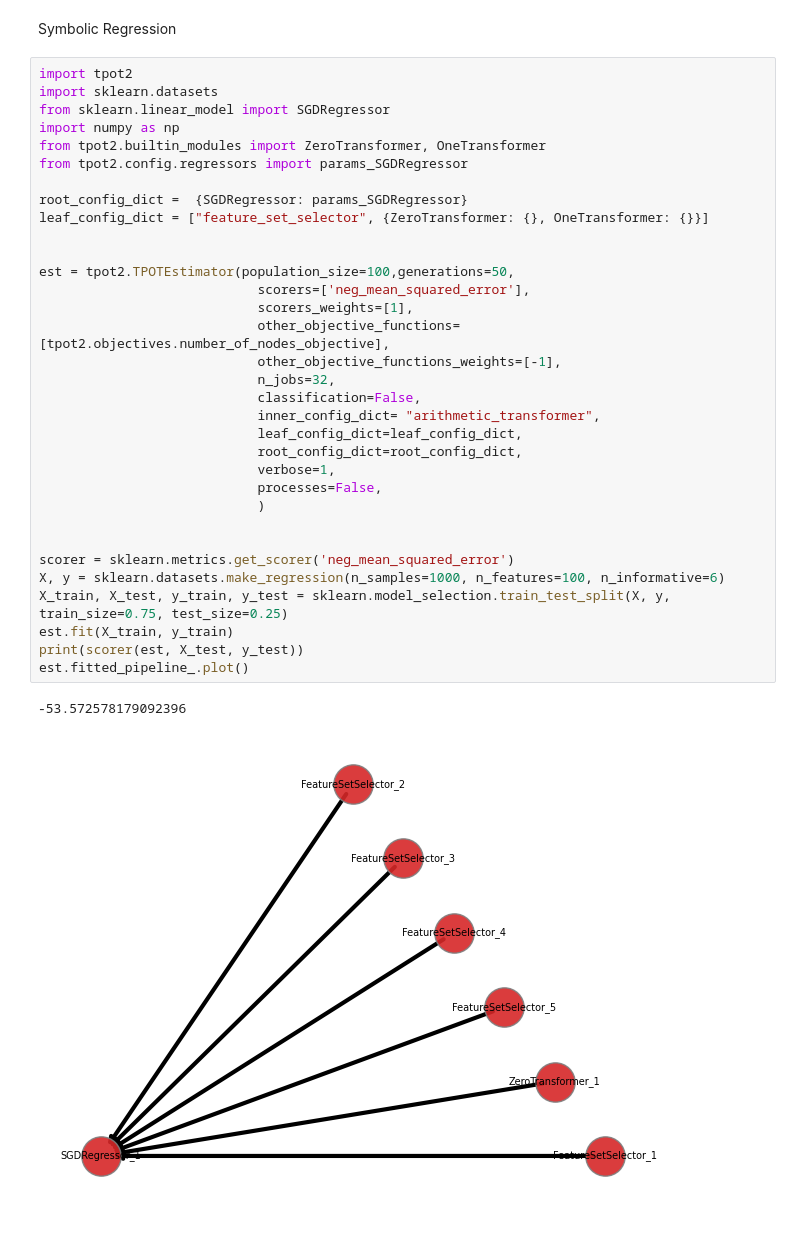
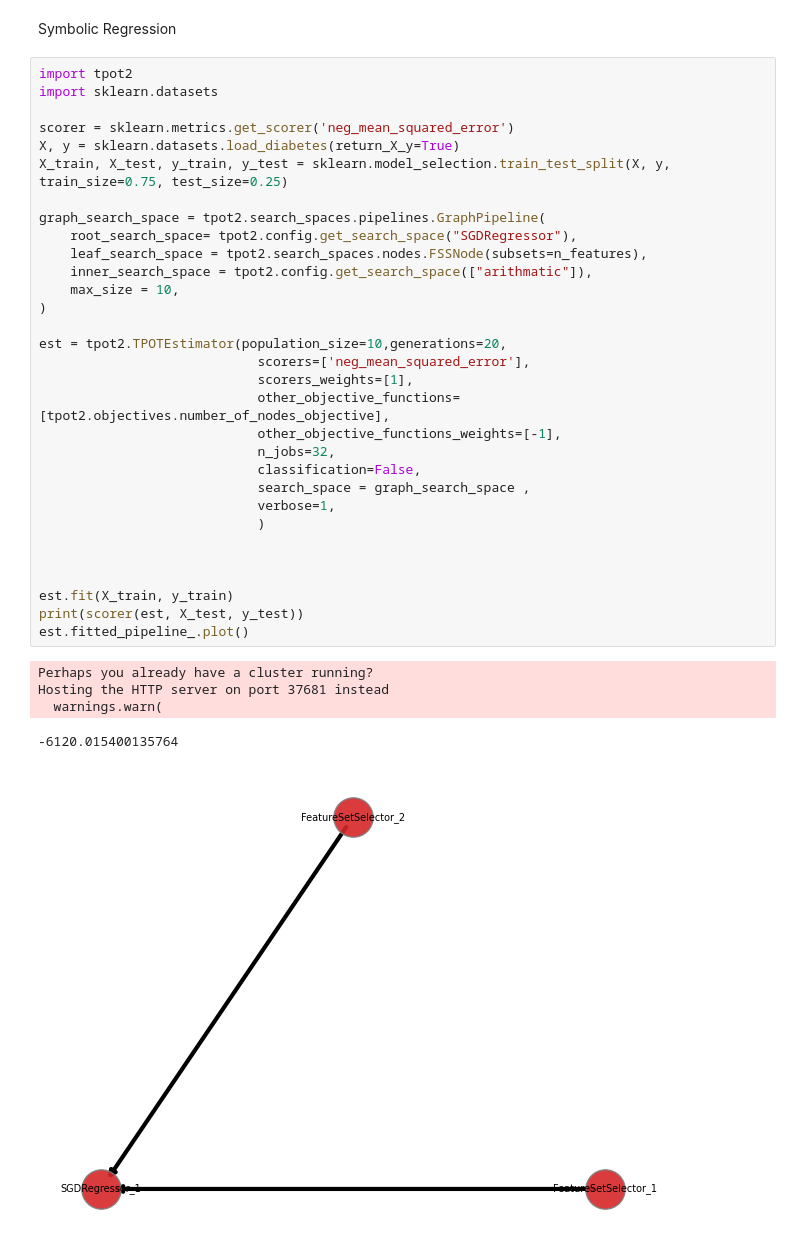
Before and after one commit to EpistasisLab/tpot, a Jupyter notebook: Tutorial/4_Symbolic_Regression_and_Classification.ipynb, the cells around one changed output. Saved outputs shown, nothing was run; the diff lists cells and outputs as text.

```diff
--- a/Tutorial/4_Symbolic_Regression_and_Classification.ipynb
+++ b/Tutorial/4_Symbolic_Regression_and_Classification.ipynb
@@ -73,41 +72,42 @@ plt.show()
 # %% [markdown]
 Symbolic Regression
-# %%
-import tpot2
-import sklearn.datasets
-from sklearn.linear_model import SGDRegressor
-import numpy as np
-from tpot2.builtin_modules import ZeroTransformer, OneTransformer
-from tpot2.config.regressors import params_SGDRegressor
-
-root_config_dict =  {SGDRegressor: params_SGDRegressor}
-leaf_config_dict = ["feature_set_selector", {ZeroTransformer: {}, OneTransformer: {}}]
-
-
-est = tpot2.TPOTEstimator(population_size=100,generations=50,
-                            scorers=['neg_mean_squared_error'],
-                            scorers_weights=[1],
-                            other_objective_functions=[tpot2.objectives.number_of_nodes_objective],
-                            other_objective_functions_weights=[-1],
-                            n_jobs=32,
-                            classification=False,
-                            inner_config_dict= "arithmetic_transformer",
-                            leaf_config_dict=leaf_config_dict,
-                            root_config_dict=root_config_dict,
-                            verbose=1,
-                            processes=False,
-                            )
-
-
-scorer = sklearn.metrics.get_scorer('neg_mean_squared_error')
-X, y = sklearn.datasets.make_regression(n_samples=1000, n_features=100, n_informative=6)
-X_train, X_test, y_train, y_test = sklearn.model_selection.train_test_split(X, y, train_size=0.75, test_size=0.25)
-est.fit(X_train, y_train)
-print(scorer(est, X_test, y_test))
-est.fitted_pipeline_.plot()
-# %% [output]
--53.572578179092396
-[figure, removed]
+# %%
+import tpot2
+import sklearn.datasets
+
+scorer = sklearn.metrics.get_scorer('neg_mean_squared_error')
+X, y = sklearn.datasets.load_diabetes(return_X_y=True)
+X_train, X_test, y_train, y_test = sklearn.model_selection.train_test_split(X, y, train_size=0.75, test_size=0.25)
+
+graph_search_space = tpot2.search_spaces.pipelines.GraphPipeline(
+    root_search_space= tpot2.config.get_search_space("SGDRegressor"),
+    leaf_search_space = tpot2.search_spaces.nodes.FSSNode(subsets=n_features),
+    inner_search_space = tpot2.config.get_search_space(["arithmatic"]),
+    max_size = 10,
+)
+
+est = tpot2.TPOTEstimator(population_size=10,generations=20,
+                            scorers=['neg_mean_squared_error'],
+                            scorers_weights=[1],
+                            other_objective_functions=[tpot2.objectives.number_of_nodes_objective],
+                            other_objective_functions_weights=[-1],
+                            n_jobs=32,
+                            classification=False,
+                            search_space = graph_search_space ,
+                            verbose=1,
+                            )
+
+
+
+est.fit(X_train, y_train)
+print(scorer(est, X_test, y_test))
+est.fitted_pipeline_.plot()
+# %% [output]
+Perhaps you already have a cluster running?
+Hosting the HTTP server on port 37681 instead
+  warnings.warn(
+-6120.015400135764
+[figure, added]
 # %%
 # print all hyperparameters
 for n in est.fitted_pipeline_.graph.nodes:
```
Also changed, not shown: parts of 5 cells of this notebook, 25 other files.
